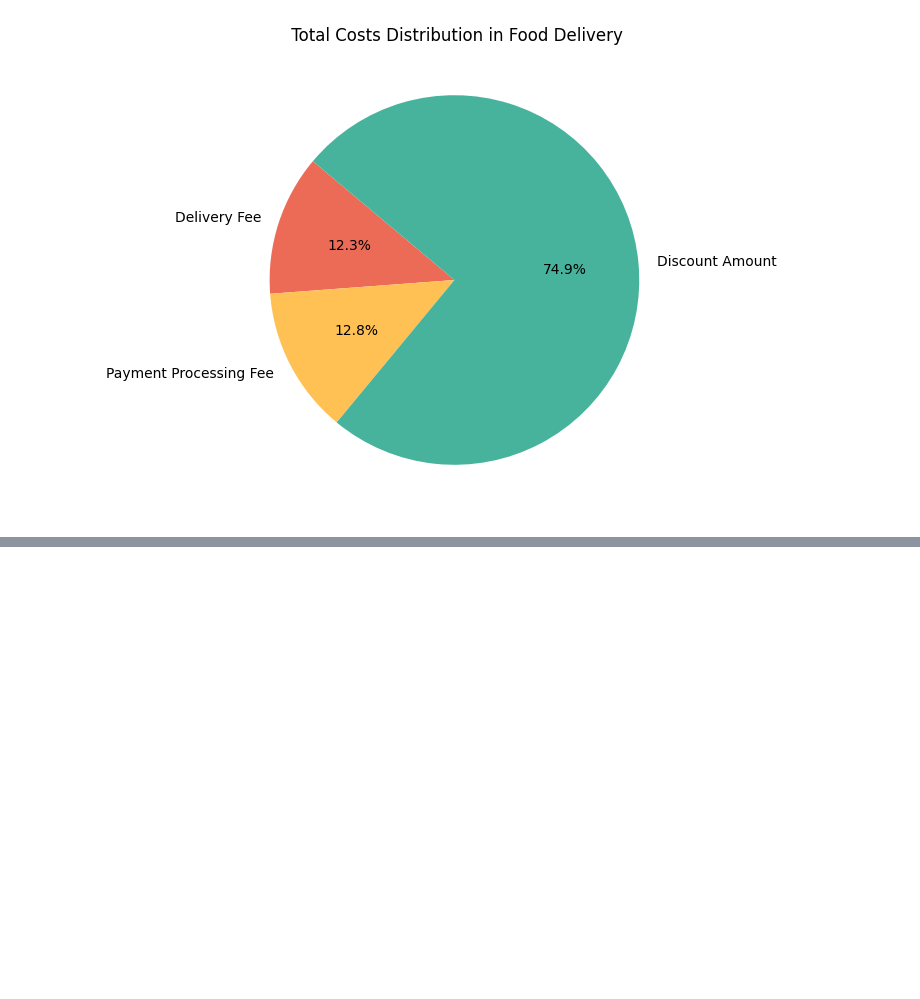
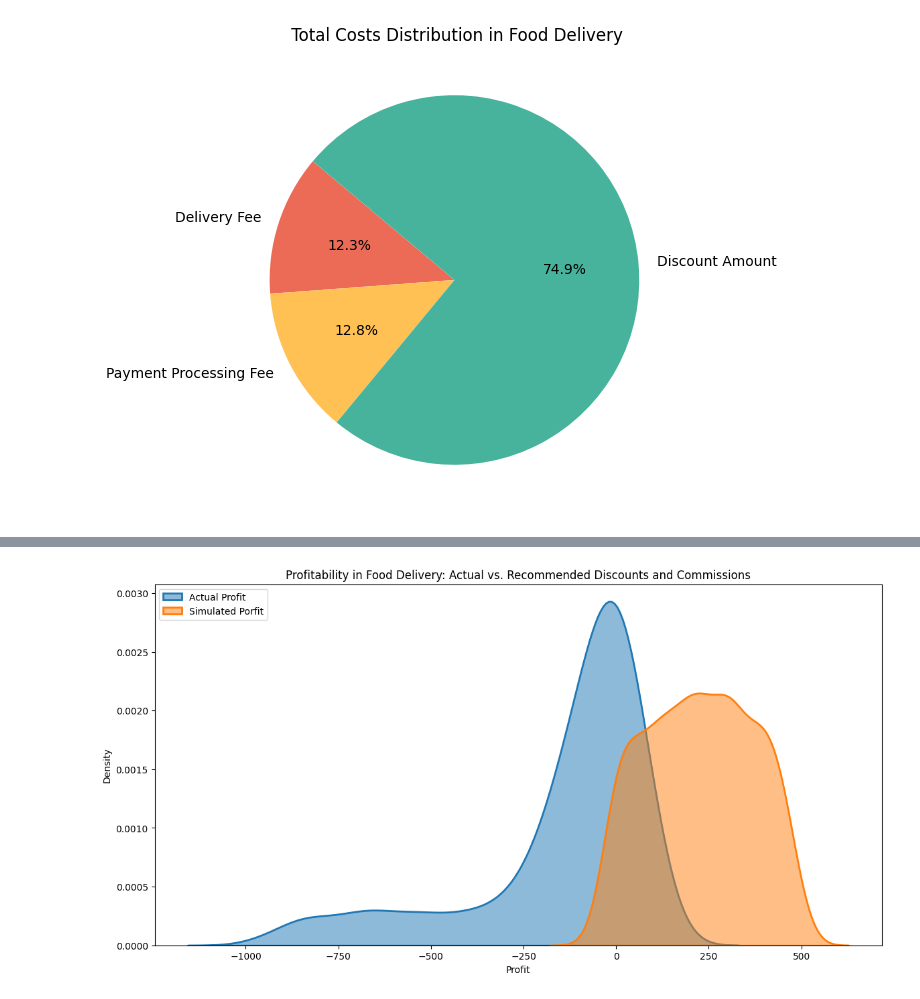
Before and after one commit to jainPrabhanshu/Food-Delivery-Cost-and-Profit-Analysis, a Jupyter notebook: Food Delivery Cost and Profit.ipynb, the cells around one changed output, grey strips where cells are left out. Saved outputs shown, nothing was run; the diff lists cells and outputs as text; code cells hidden in the pictures; blank space fills up the shorter version.

```diff
--- a/Food Delivery Cost and Profit.ipynb
+++ b/Food Delivery Cost and Profit.ipynb
@@ -149,0 +183,23 @@ plt.show()
+# %%
+recommended_commission_percentage = 32.0
+recommended_discount = 5.0
+
+food_order['Simulated Commission Fee'] = food_order['Order Value'] * (recommended_commission_percentage / 100)
+food_order['Simulated Discount Amount'] = food_order['Order Value'] * (recommended_discount/ 100)
+
+food_order['Simulated Total Cost'] = food_order['Delivery Fee'] + food_order['Payment Processing Fee'] + food_order['Simulated Discount Amount']
+food_order['Simulated Profit'] = food_order['Simulated Commission Fee'] - food_order['Simulated Total Cost']
+# %%
+import seaborn as sns
+
+plt.figure(figsize=(14, 7))
+sns.kdeplot(food_order['Profit'],label='Actual Profit',fill=True,alpha=0.5,linewidth = 2)
+sns.kdeplot(food_order['Simulated Profit'],label='Simulated Porfit',fill=True,alpha=0.5,linewidth=2)
+
+plt.title('Profitability in Food Delivery: Actual vs. Recommended Discounts and Commissions')
+plt.xlabel('Profit')
+plt.ylabel('Density')
+plt.legend(loc='upper left')
+plt.show()
+# %% [output]
+[figure, added]
```
Also changed, not shown: parts of 2 cells of this notebook.
